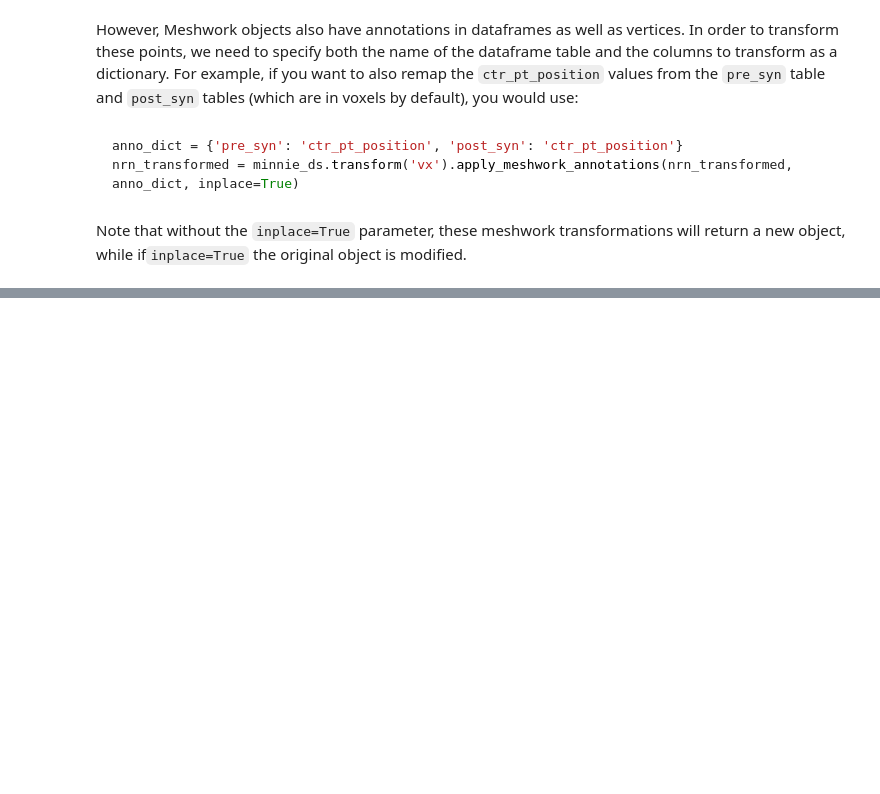
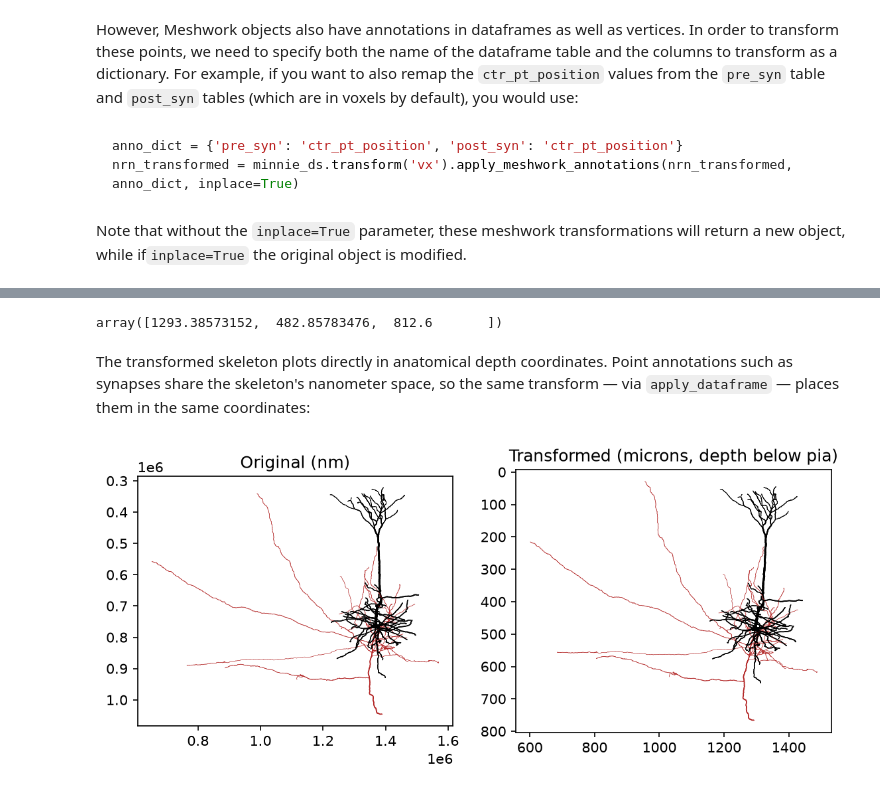
Before and after one commit to AllenInstitute/microns_tutorial, a Jupyter notebook: tutorial_book/quickstart_notebooks/08-standard-transform.ipynb, the cells around one changed output, grey strips where cells are left out. Saved outputs shown, nothing was run; the diff lists cells and outputs as text; code cells hidden in the pictures; blank space fills up the shorter version.

```diff
--- a/tutorial_book/quickstart_notebooks/08-standard-transform.ipynb
+++ b/tutorial_book/quickstart_notebooks/08-standard-transform.ipynb
@@ -165,0 +170,42 @@ Note that without the `inplace=True` parameter, these meshwork transformations w
+# %%
+import ossify
+
+# Load a skeletonized cell (see the Download Skeletons tutorial)
+cell = ossify.load_cell_from_client(864691135572530981, client, synapses=True)
+
+# Apply the nm -> transformed (microns, depth below pia) transform to the whole cell
+cell_t = cell.transform(minnie_ds.transform('nm').apply)
+
+# The skeleton is now in microns; y increases with depth from the pia
+cell_t.skeleton.root_location
+# %% [output]
+array([1293.38573152,  482.85783476,  812.6       ])
+# %% [markdown]
+The transformed skeleton plots directly in anatomical depth coordinates. Point annotations such as synapses share the skeleton's nanometer space, so the same transform — via `apply_dataframe` — places them in the same coordinates:
+# %%
+# Plot the transformed skeleton, colored by compartment
+
+fig, axes = plt.subplots(1, 2, figsize=(9, 4), dpi=150)
+
+ossify.plot.plot_morphology_2d(
+    cell,
+    projection='xy',
+    color='compartment',
+    palette={ossify.SWC_SOMA: 'black', ossify.SWC_DENDRITE: 'black', ossify.SWC_AXON: 'firebrick'},
+    linewidth='radius', linewidth_norm=(100, 1000), widths=(0.25, 2),
+    ax=axes[0]
+)
+
+ossify.plot.plot_morphology_2d(
+    cell_t,
+    projection='xy',
+    color='compartment',
+    palette={ossify.SWC_SOMA: 'black', ossify.SWC_DENDRITE: 'black', ossify.SWC_AXON: 'firebrick'},
+    linewidth='radius', linewidth_norm=(100, 1000), widths=(0.25, 2),
+    ax=axes[1]
+)
+axes[0].set_title('Original (nm)')
+axes[1].set_title('Transformed (microns, depth below pia)')
+plt.show()
+# %% [output]
+[figure, added]
```
Also changed, not shown: parts of 4 cells of this notebook, 1 other file.
